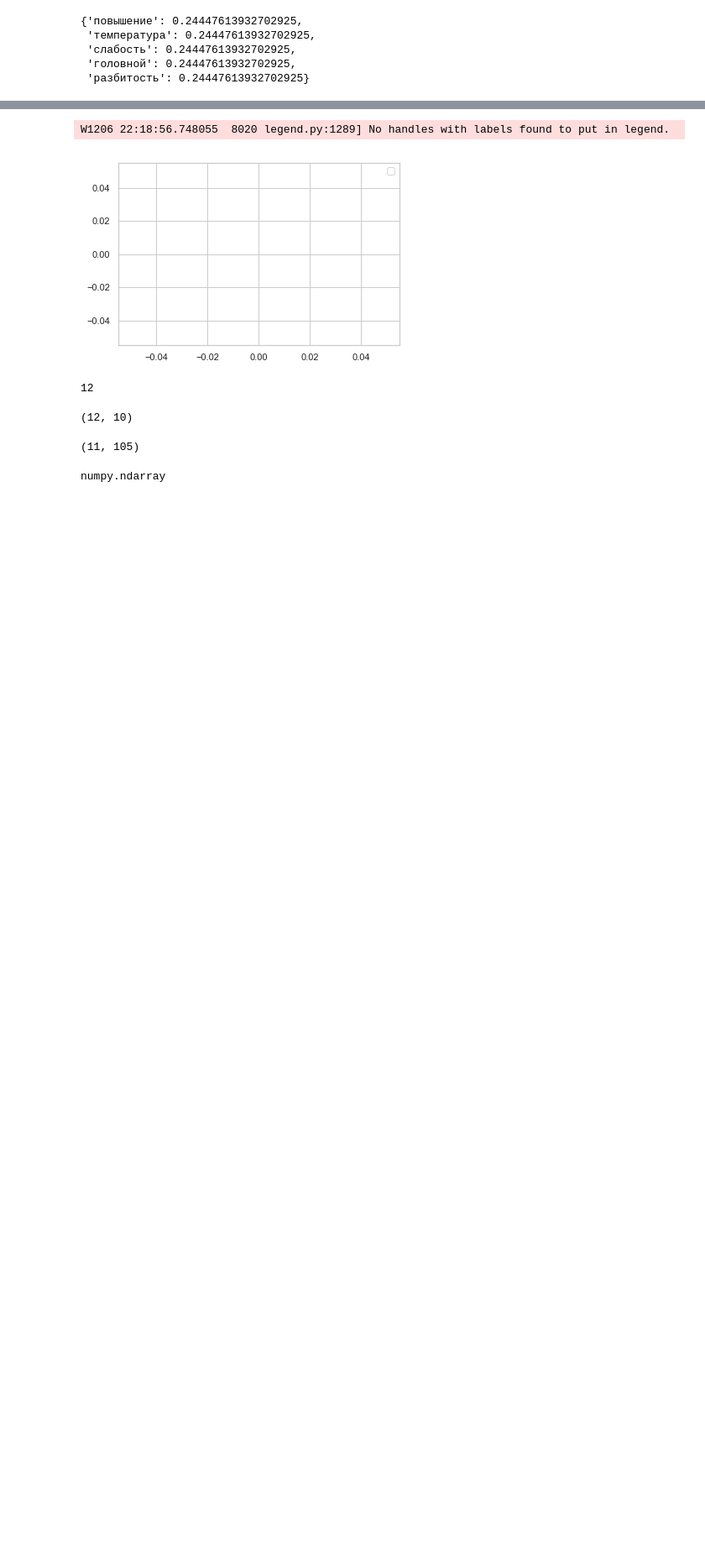
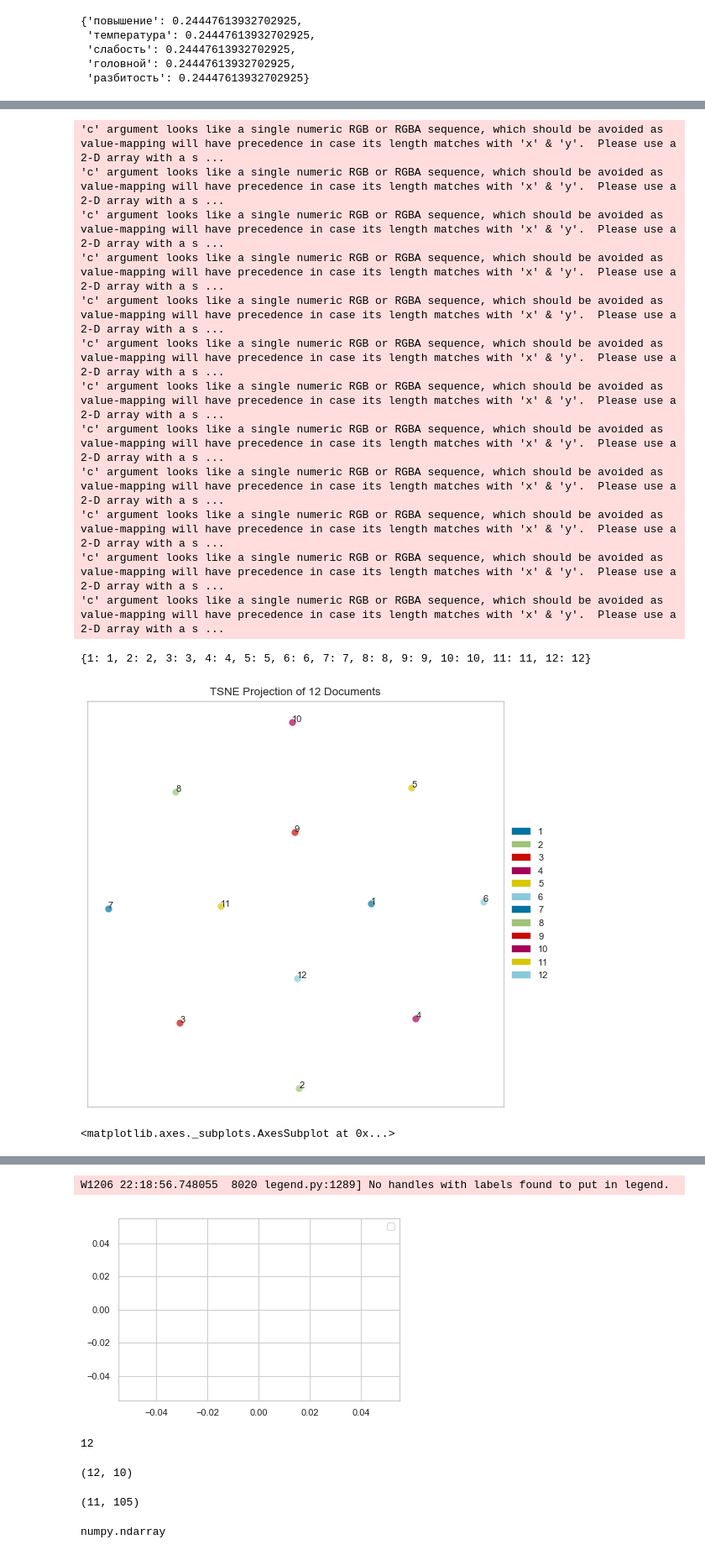
Before and after one commit to RomanKotybeev/NLP_medicine, a Jupyter notebook: tfidf.ipynb, the cells around one changed output, grey strips where cells are left out. Shown at 84% size. Drawn from its saved outputs; the diff is of its cells as text; code cells hidden in the pictures; blank space fills up the shorter version.

Commit message:
Updated class, added tsne visualizer

```diff
--- a/tfidf.ipynb
+++ b/tfidf.ipynb
@@ -10,9 +10,9 @@ dataset_file = pathlib.Path(pathfile).joinpath('temp')
 # %%
 class Patient:
     """
-    In treatment_days every day is an element.
+    In treatment_days each day is an element.
     vectorizer is TfidfVectorizer
-    tfidf_scores contains dict of bags of words(bows) for every day
+    tfidf_scores contains dict of bags of words(bows) for an each day
     keybows conatins the highest num_keybows tfidf_scores
     """
     num_keybows = 5
@@ -20,8 +20,10 @@ class Patient:
     def __init__(self):
         self.treatment_days = []
         self.vectorizer = None
+        self.matrix = None
         self.tfidf_scores = []
         self.keybows = []
+        self.num_days = []
     def __len__(self):
         return len(self.treatment_days)
 # %%
@@ -38,6 +40,7 @@ for patientfile in docs:
             day = re.sub('\n', '', day)
             day = re.sub(r'[0-9]+', '', day)
             patient.treatment_days.append(day)
+            patient.num_days.append(i+1)
     patients.append(patient)
 patients
 # %% [output]
@@ -131,0 +179,23 @@ patients[1].keybows[0]
+# %%
+from yellowbrick.text import TSNEVisualizer
+figure(num=None, figsize=(10, 8), dpi=80, facecolor='w', edgecolor='k')
+
+tsne = TSNEVisualizer(labels=patients[0].num_days)
+tsne.fit(patients[0].matrix, patients[0].num_days)
+tsne.poof()
+# %% [output]
+'c' argument looks like a single numeric RGB or RGBA sequence, which should be avoided as value-mapping will have precedence in case its length matches with 'x' & 'y'.  Please use a 2-D array with a s ...
+'c' argument looks like a single numeric RGB or RGBA sequence, which should be avoided as value-mapping will have precedence in case its length matches with 'x' & 'y'.  Please use a 2-D array with a s ...
+'c' argument looks like a single numeric RGB or RGBA sequence, which should be avoided as value-mapping will have precedence in case its length matches with 'x' & 'y'.  Please use a 2-D array with a s ...
+'c' argument looks like a single numeric RGB or RGBA sequence, which should be avoided as value-mapping will have precedence in case its length matches with 'x' & 'y'.  Please use a 2-D array with a s ...
+'c' argument looks like a single numeric RGB or RGBA sequence, which should be avoided as value-mapping will have precedence in case its length matches with 'x' & 'y'.  Please use a 2-D array with a s ...
+'c' argument looks like a single numeric RGB or RGBA sequence, which should be avoided as value-mapping will have precedence in case its length matches with 'x' & 'y'.  Please use a 2-D array with a s ...
+'c' argument looks like a single numeric RGB or RGBA sequence, which should be avoided as value-mapping will have precedence in case its length matches with 'x' & 'y'.  Please use a 2-D array with a s ...
+'c' argument looks like a single numeric RGB or RGBA sequence, which should be avoided as value-mapping will have precedence in case its length matches with 'x' & 'y'.  Please use a 2-D array with a s ...
+'c' argument looks like a single numeric RGB or RGBA sequence, which should be avoided as value-mapping will have precedence in case its length matches with 'x' & 'y'.  Please use a 2-D array with a s ...
+'c' argument looks like a single numeric RGB or RGBA sequence, which should be avoided as value-mapping will have precedence in case its length matches with 'x' & 'y'.  Please use a 2-D array with a s ...
+'c' argument looks like a single numeric RGB or RGBA sequence, which should be avoided as value-mapping will have precedence in case its length matches with 'x' & 'y'.  Please use a 2-D array with a s ...
+'c' argument looks like a single numeric RGB or RGBA sequence, which should be avoided as value-mapping will have precedence in case its length matches with 'x' & 'y'.  Please use a 2-D array with a s ...
+{1: 1, 2: 2, 3: 3, 4: 4, 5: 5, 6: 6, 7: 7, 8: 8, 9: 9, 10: 10, 11: 11, 12: 12}
+[figure, added]
+<matplotlib.axes._subplots.AxesSubplot at 0x...>
```
Also changed, not shown: parts of 8 cells of this notebook.
